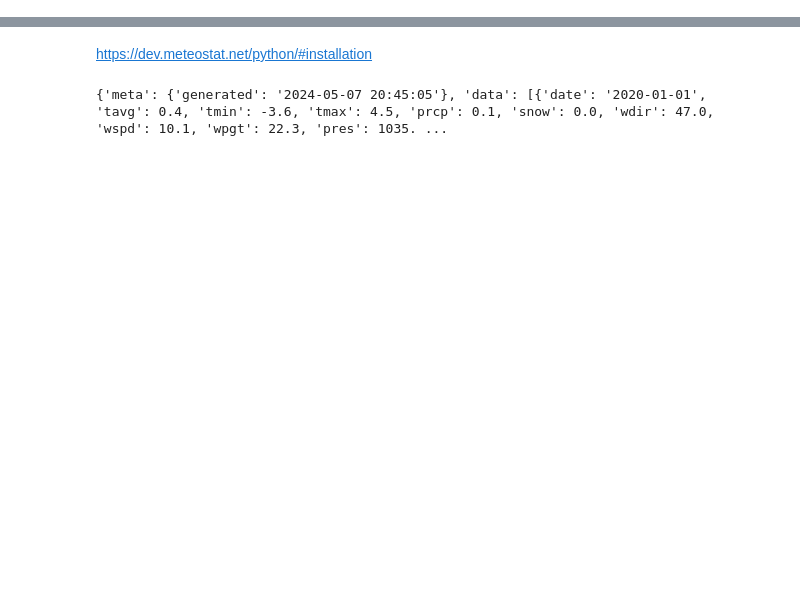
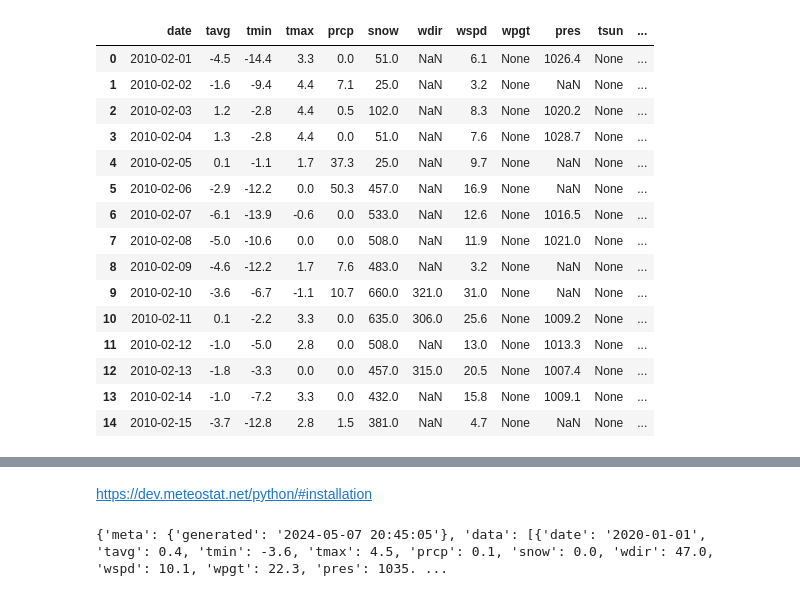
Before and after one commit to susanneferschl/da-sql-api-project-group-2_sf, a Jupyter notebook: renans_folder/renan_API.ipynb, the cells around one changed output, grey strips where cells are left out. Drawn from its saved outputs; the diff is of its cells as text; code cells hidden in the pictures; blank space fills up the shorter version.

```diff
--- a/renans_folder/renan_API.ipynb
+++ b/renans_folder/renan_API.ipynb
@@ -2,0 +115,79 @@ pip install meteostat
+# %%
+#Retrieve API data
+#OUTPUT API data as dataframe
+#SCOPE BWI 2010
+
+import os
+from dotenv import load_dotenv
+import requests
+import pandas as pd
+
+# Load environment variables from .env file
+load_dotenv()
+
+# Retrieve API key from environment variable
+api_key = os.getenv('rapid_api_key')
+
+# List of station IDs
+station_ids = ['72403']  # Insert IDs here
+
+# List to store DataFrames for each station
+dfs = []
+
+# Iterate over each station
+for station_id in station_ids:
+    # Define parameters for the current station
+    params = {
+        'station': station_id,
+        'start': '2010-02-01',
+        'end': '2010-02-15'
+    }
+
+    # Define the API endpoint and headers
+    url = 'https://meteostat.p.rapidapi.com/stations/daily'
+    headers = {
+        'x-rapidapi-host': 'meteostat.p.rapidapi.com',
+        'x-rapidapi-key': api_key
+    }
+
+    # Make the API request
+    response = requests.get(url, headers=headers, params=params)
+
+    # Check if the request was successful
+    if response.status_code == 200:
+        # Extract JSON data from the response
+        json_data = response.json()
+
+        # Normalize the JSON data into a DataFrame
+        weather_df = pd.json_normalize(json_data['data'], record_path=None, meta=['meta'])
+
+        # Add station_id column
+        weather_df['station_id'] = station_id
+
+        # Append the DataFrame to the list
+        dfs.append(weather_df)
+    else:
+        print(f"Failed to retrieve data for station ID: {station_id}")
+
+# Concatenate all DataFrames in the list into a single DataFrame
+weather_bwi_2010_df = pd.concat(dfs, ignore_index=True)
+
+# Print the DataFrame
+weather_bwi_2010_df
+# %% [output]
+|  | date | tavg | tmin | tmax | prcp | snow | wdir | wspd | wpgt | pres | tsun | ... |
+| 0 | 2010-02-01 | -4.5 | -14.4 | 3.3 | 0.0 | 51.0 | NaN | 6.1 | None | 1026.4 | None | ... |
+| 1 | 2010-02-02 | -1.6 | -9.4 | 4.4 | 7.1 | 25.0 | NaN | 3.2 | None | NaN | None | ... |
+| 2 | 2010-02-03 | 1.2 | -2.8 | 4.4 | 0.5 | 102.0 | NaN | 8.3 | None | 1020.2 | None | ... |
+| 3 | 2010-02-04 | 1.3 | -2.8 | 4.4 | 0.0 | 51.0 | NaN | 7.6 | None | 1028.7 | None | ... |
+| 4 | 2010-02-05 | 0.1 | -1.1 | 1.7 | 37.3 | 25.0 | NaN | 9.7 | None | NaN | None | ... |
+| 5 | 2010-02-06 | -2.9 | -12.2 | 0.0 | 50.3 | 457.0 | NaN | 16.9 | None | NaN | None | ... |
+| 6 | 2010-02-07 | -6.1 | -13.9 | -0.6 | 0.0 | 533.0 | NaN | 12.6 | None | 1016.5 | None | ... |
+| 7 | 2010-02-08 | -5.0 | -10.6 | 0.0 | 0.0 | 508.0 | NaN | 11.9 | None | 1021.0 | None | ... |
+| 8 | 2010-02-09 | -4.6 | -12.2 | 1.7 | 7.6 | 483.0 | NaN | 3.2 | None | NaN | None | ... |
+| 9 | 2010-02-10 | -3.6 | -6.7 | -1.1 | 10.7 | 660.0 | 321.0 | 31.0 | None | NaN | None | ... |
+| 10 | 2010-02-11 | 0.1 | -2.2 | 3.3 | 0.0 | 635.0 | 306.0 | 25.6 | None | 1009.2 | None | ... |
+| 11 | 2010-02-12 | -1.0 | -5.0 | 2.8 | 0.0 | 508.0 | NaN | 13.0 | None | 1013.3 | None | ... |
+| 12 | 2010-02-13 | -1.8 | -3.3 | 0.0 | 0.0 | 457.0 | 315.0 | 20.5 | None | 1007.4 | None | ... |
+| 13 | 2010-02-14 | -1.0 | -7.2 | 3.3 | 0.0 | 432.0 | NaN | 15.8 | None | 1009.1 | None | ... |
+| 14 | 2010-02-15 | -3.7 | -12.8 | 2.8 | 1.5 | 381.0 | NaN | 4.7 | None | NaN | None | ... |
```
Also changed, not shown: parts of 19 cells of this notebook.
